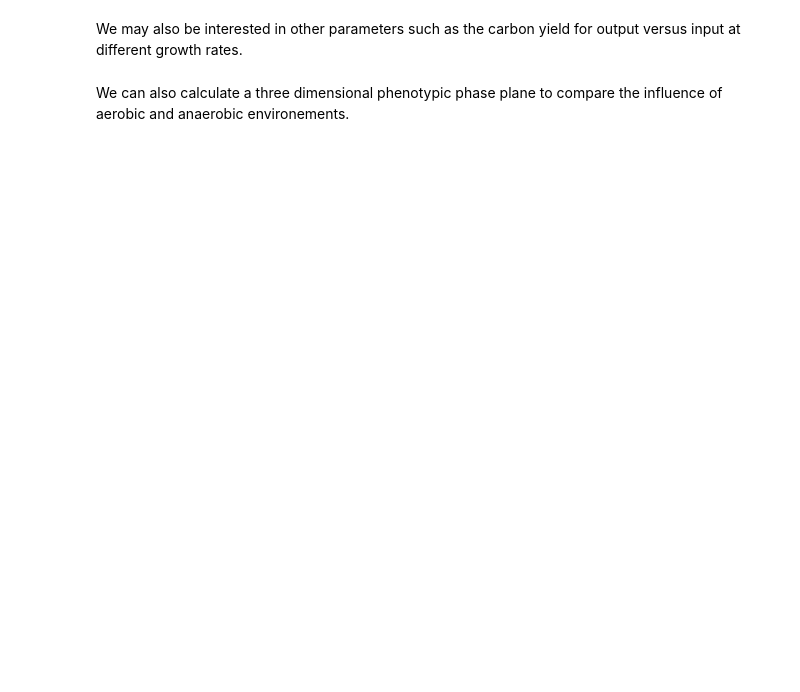
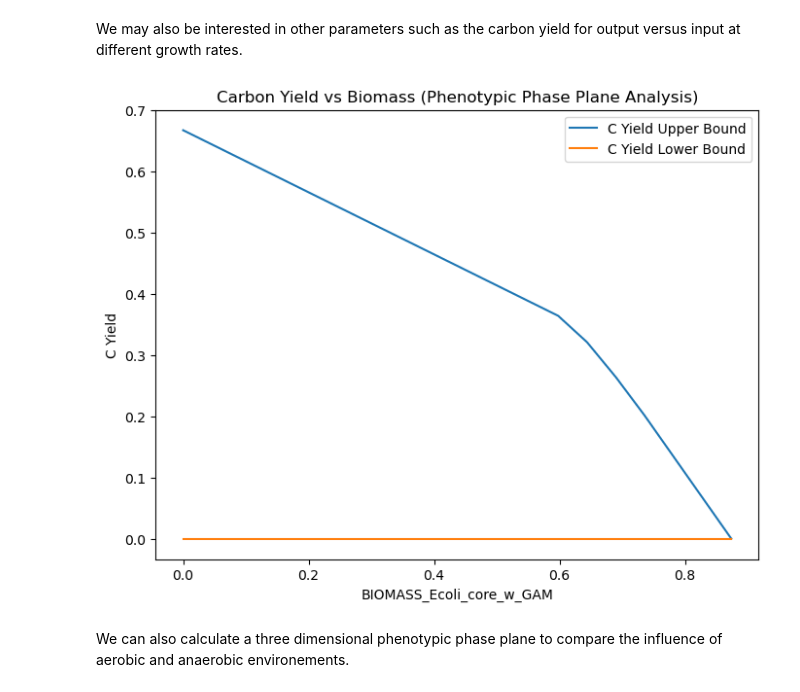
Before and after one commit to NBISweden/workshop_omics_integration, a Jupyter notebook: session_gems/lab/04-Analyzing-metabolic-models.ipynb, the cells around one changed output. Cells and saved outputs as stored; diff of their text form; code cells hidden in the pictures; blank space fills up the shorter version.

```diff
--- a/session_gems/lab/04-Analyzing-metabolic-models.ipynb
+++ b/session_gems/lab/04-Analyzing-metabolic-models.ipynb
@@ -103,3 +197,17 @@ result.plot(estimate='c_yield')
+# %%
+df = result.data_frame
+
+# Plot BIOMASS vs Carbon Yield (upper and lower bounds)
+plt.figure(figsize=(8, 6))
+plt.plot(df['BIOMASS_Ecoli_core_w_GAM'], df['c_yield_upper_bound'], label='C Yield Upper Bound')
+plt.plot(df['BIOMASS_Ecoli_core_w_GAM'], df['c_yield_lower_bound'], label='C Yield Lower Bound')
+plt.xlabel('BIOMASS_Ecoli_core_w_GAM')
+plt.ylabel('C Yield')
+plt.title('Carbon Yield vs Biomass (Phenotypic Phase Plane Analysis)')
+plt.legend()
+plt.show()
+# %% [output]
+[figure, added]
 # %% [markdown]
 We can also calculate a three dimensional phenotypic phase plane to compare the influence of aerobic and anaerobic environements.
 # %%
```
Also changed, not shown: parts of 17 cells of this notebook, 33 other files.
